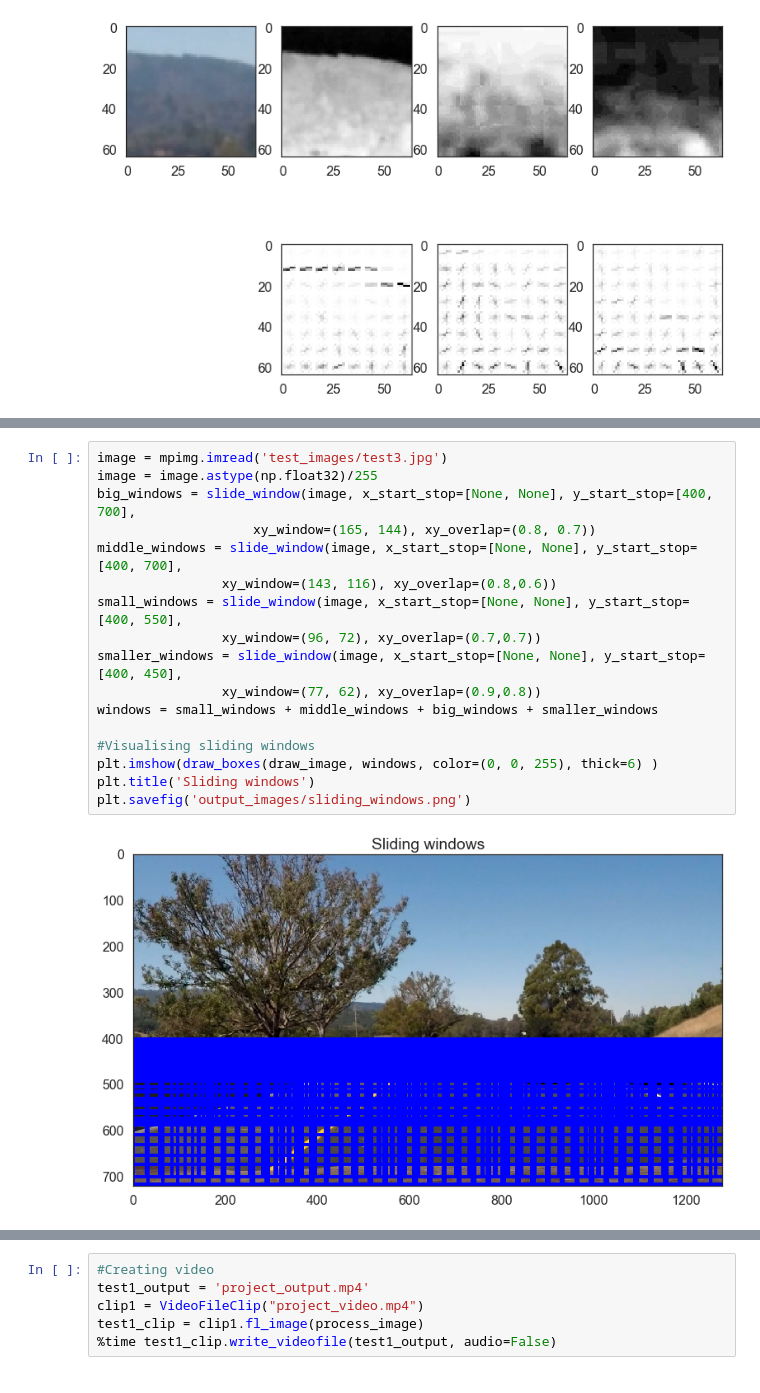
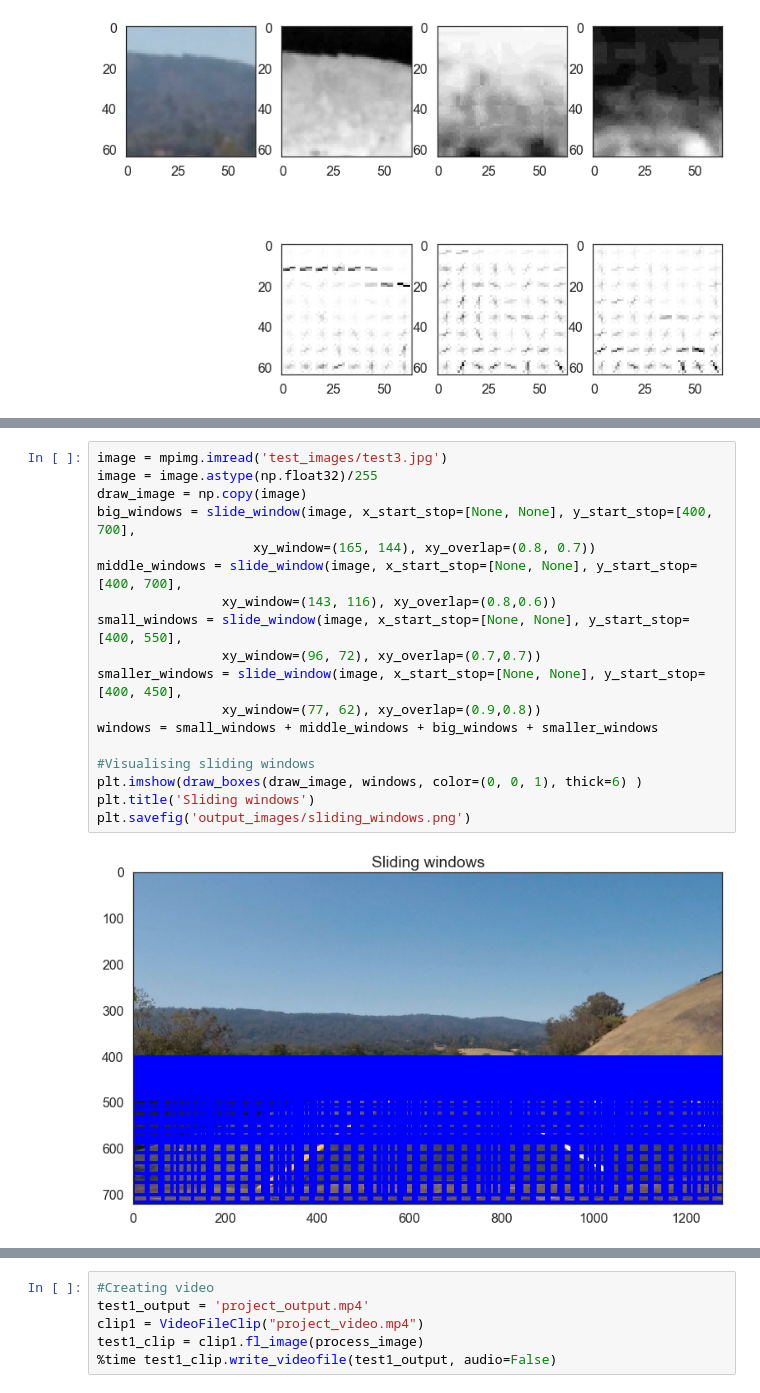
Before and after one commit to shiba24/udacity-sdnd, a Jupyter notebook: CarND-Vehicle-Detection-master/script.ipynb, the cells around one changed output, grey strips where cells are left out. Drawn from its saved outputs; the diff is of its cells as text.

```diff
--- a/CarND-Vehicle-Detection-master/script.ipynb
+++ b/CarND-Vehicle-Detection-master/script.ipynb
@@ -381,22 +385,23 @@ print('Test Accuracy of SVC = ', round(svc.score(X_test, y_test), 4))
 # %%
 image = mpimg.imread('test_images/test3.jpg')
 image = image.astype(np.float32)/255
+draw_image = np.copy(image)
 big_windows = slide_window(image, x_start_stop=[None, None], y_start_stop=[400, 700],
                     xy_window=(165, 144), xy_overlap=(0.8, 0.7))
 middle_windows = slide_window(image, x_start_stop=[None, None], y_start_stop=[400, 700],
                 xy_window=(143, 116), xy_overlap=(0.8,0.6))
 small_windows = slide_window(image, x_start_stop=[None, None], y_start_stop=[400, 550],
                 xy_window=(96, 72), xy_overlap=(0.7,0.7))
 smaller_windows = slide_window(image, x_start_stop=[None, None], y_start_stop=[400, 450],
                 xy_window=(77, 62), xy_overlap=(0.9,0.8))
 windows = small_windows + middle_windows + big_windows + smaller_windows
 
 #Visualising sliding windows
-plt.imshow(draw_boxes(draw_image, windows, color=(0, 0, 255), thick=6) )
+plt.imshow(draw_boxes(draw_image, windows, color=(0, 0, 1), thick=6) )
 plt.title('Sliding windows')
 plt.savefig('output_images/sliding_windows.png')
 # %% [output]
-[figure, old version]
+[figure, new version]
 # %%
 
 test_files = glob.glob('./test_images/*.jpg')
```
Also changed, not shown: parts of 3 cells of this notebook, 4 other files.
